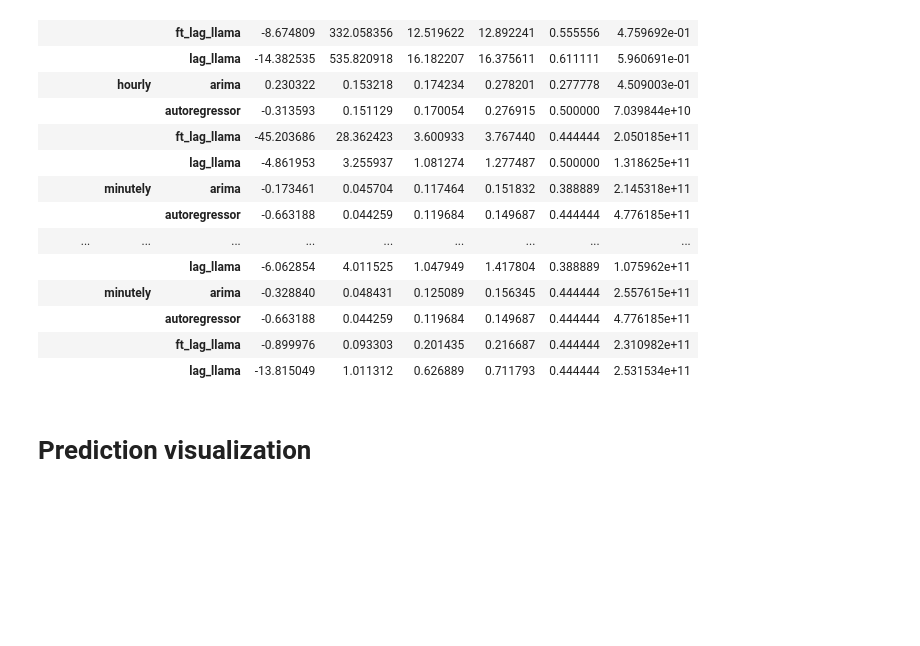
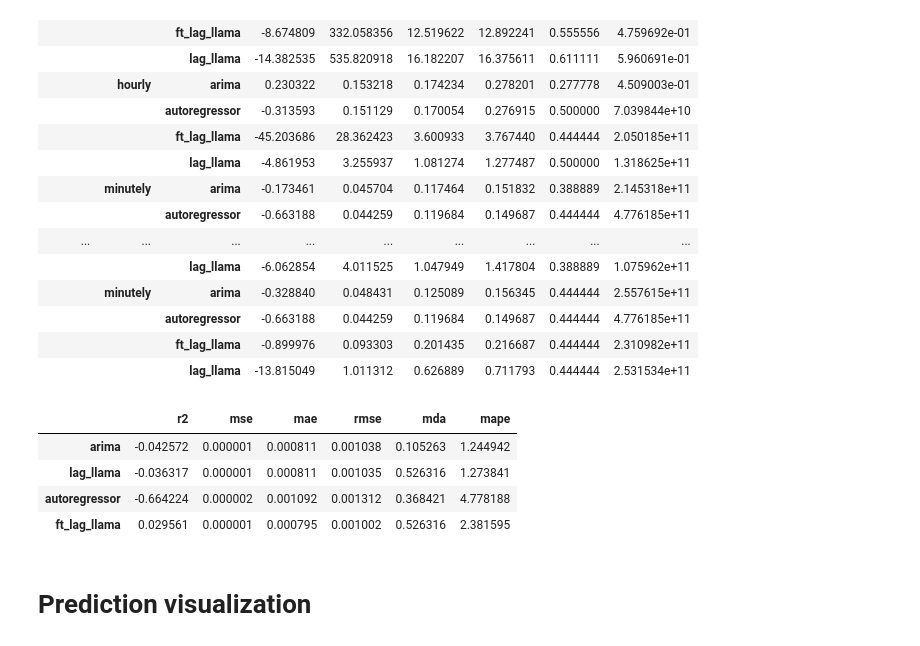
Before and after one commit to filip-topic/Time-Series-Foundation-Models-in-Financial-time-series-prediction, a Jupyter notebook: data_analysis.ipynb, the cells around one changed output. Saved outputs shown, nothing was run; the diff lists cells and outputs as text; code cells hidden in the pictures; blank space fills up the shorter version.

Commit message:
implemented getting index data

```diff
--- a/data_analysis.ipynb
+++ b/data_analysis.ipynb
@@ -194,6 +194,14 @@ aggregated_evaluation[metrics].groupby(group).mean()
 prediction = data_reader.read_data(match=["FO=20", "FT_L=100"], location="prediction")
 # %%
 prediction = data_reader.read_data(match=["return", "minutely", "64"], location="prediction")
+# %%
+data_reader.read_data(match=["return", "minutely", "64", "FO=20"], location="evaluation")[0]
+# %% [output]
+|  | r2 | mse | mae | rmse | mda | mape |
+| arima | -0.042572 | 0.000001 | 0.000811 | 0.001038 | 0.105263 | 1.244942 |
+| lag_llama | -0.036317 | 0.000001 | 0.000811 | 0.001035 | 0.526316 | 1.273841 |
+| autoregressor | -0.664224 | 0.000002 | 0.001092 | 0.001312 | 0.368421 | 4.778188 |
+| ft_lag_llama | 0.029561 | 0.000001 | 0.000795 | 0.001002 | 0.526316 | 2.381595 |
 # %%
 prediction2 = prediction[1]
 # %% [markdown]
```
Also changed, not shown: 6 other files.
